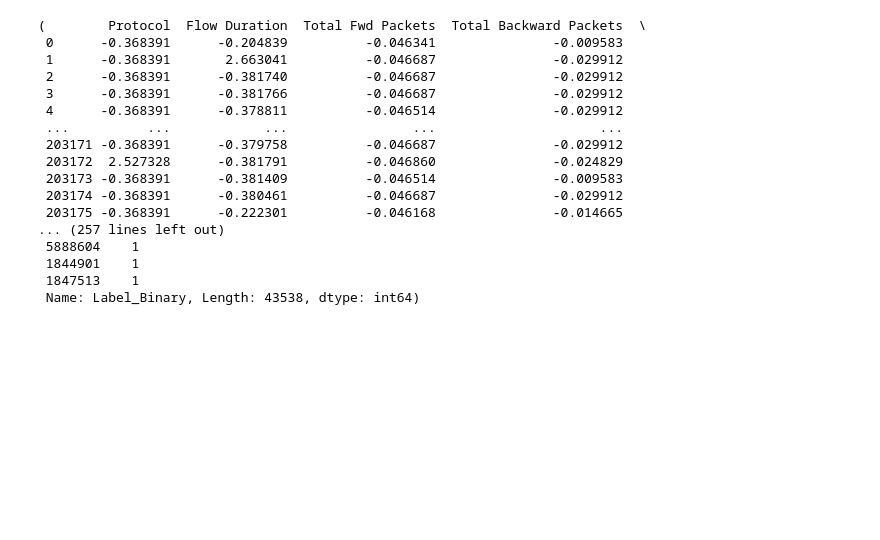
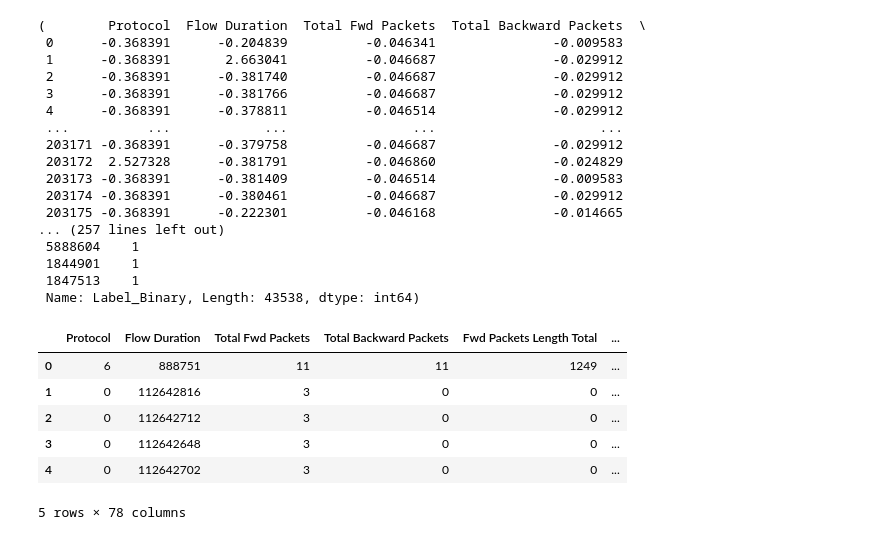
Before and after one commit to suzaladhikari/federated_learningIDS, a Jupyter notebook: cicids2018/silosseperation2018.ipynb, the cells around one changed output. Drawn from its saved outputs; the diff is of its cells as text; code cells hidden in the pictures; blank space fills up the shorter version.

```diff
--- a/cicids2018/silosseperation2018.ipynb
+++ b/cicids2018/silosseperation2018.ipynb
@@ -190,3 +190,13 @@ train_validation_test(pd4_binary,'siloFour')
  1844901    1
  1847513    1
  Name: Label_Binary, Length: 43538, dtype: int64)
+# %%
+combined_datasets.head(5)
+# %% [output]
+|  | Protocol | Flow Duration | Total Fwd Packets | Total Backward Packets | Fwd Packets Length Total | ... |
+| 0 | 6 | 888751 | 11 | 11 | 1249 | ... |
+| 1 | 0 | 112642816 | 3 | 0 | 0 | ... |
+| 2 | 0 | 112642712 | 3 | 0 | 0 | ... |
+| 3 | 0 | 112642648 | 3 | 0 | 0 | ... |
+| 4 | 0 | 112642702 | 3 | 0 | 0 | ... |
+5 rows × 78 columns
```
Also changed, not shown: 2 other files.
